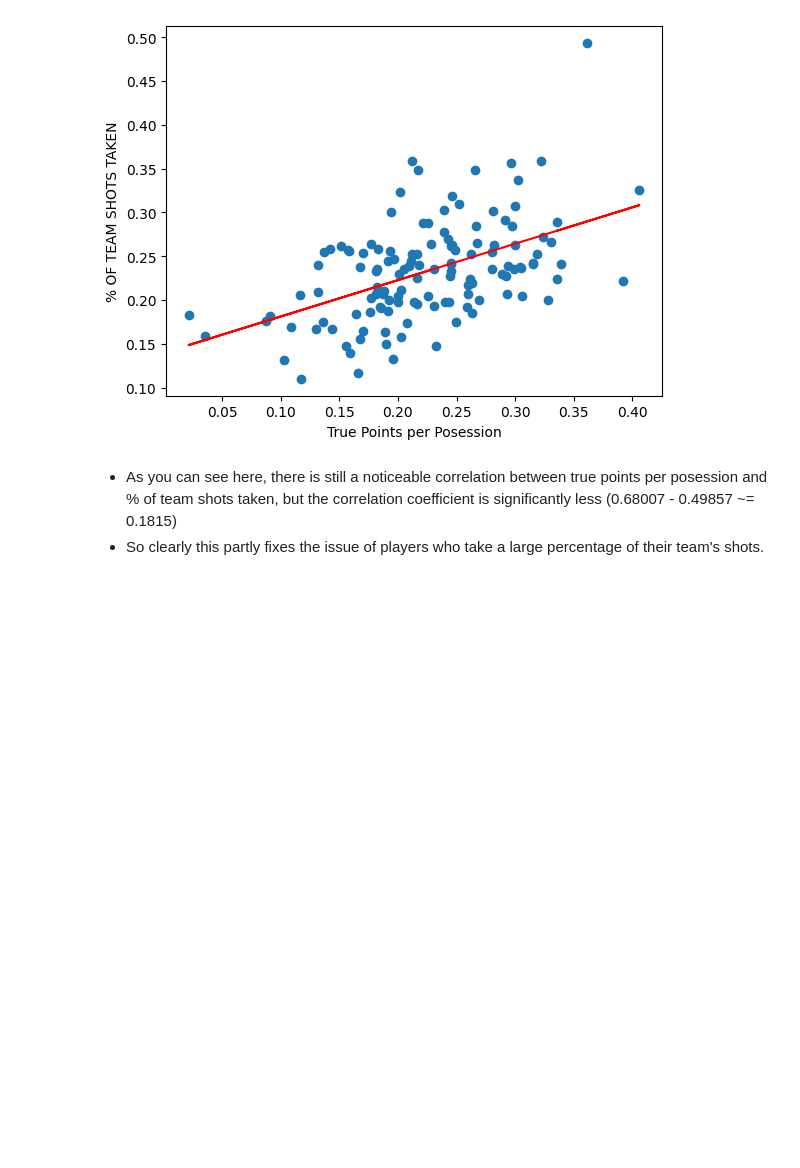
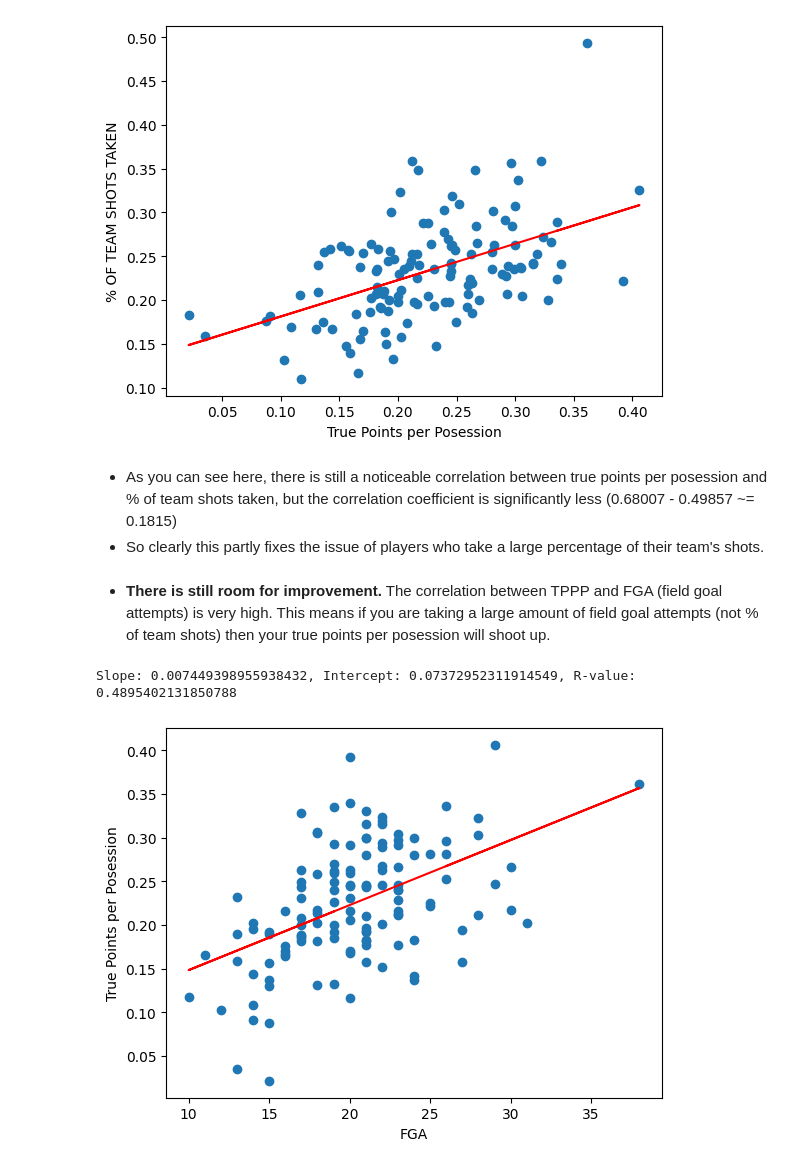
Before and after one commit to jacobpark1919/NBA-Career-Outcome-Prediction-TPPP, a Jupyter notebook: TPPP.ipynb, the cells around one changed output. Drawn from its saved outputs; the diff is of its cells as text; code cells hidden in the pictures; blank space fills up the shorter version.

```diff
--- a/TPPP.ipynb
+++ b/TPPP.ipynb
@@ -344,3 +344,26 @@ Slope: 0.4154011480851201, Intercept: 0.13961543772737192, R-value: 0.4985685439
 # %% [markdown]
 - As you can see here, there is still a noticeable correlation between true points per posession and % of team shots taken, but the correlation coefficient is significantly less (0.68007 - 0.49857 ~= 0.1815)
 - So clearly this partly fixes the issue of players who take a large percentage of their team's shots.
+# %% [markdown]
+*   **There is still room for improvement.** The correlation between TPPP and FGA (field goal attempts) is very high. This means if you are taking a large amount of field goal attempts (not % of team shots) then your true points per posession will shoot up.
+# %%
+x = dataframe['FGA']
+y = dataframe['TRUE POINTS PER POSSESSION']
+coefficients = np.polyfit(x,y,1)
+slope, intercept = coefficients
+correlation_coefficient = np.corrcoef(x, y)[0,1]
+
+print(f'Slope: {slope}, Intercept: {intercept}, R-value: {correlation_coefficient}')
+
+# Generate predicted y values for the regression line
+y_pred = slope * x + intercept
+
+# Plot the data and the regression line
+plt.scatter(x, y)
+plt.plot(x, y_pred, color='red')
+plt.xlabel('FGA')
+plt.ylabel('True Points per Posession')
+plt.show()
+# %% [output]
+Slope: 0.007449398955938432, Intercept: 0.07372952311914549, R-value: 0.4895402131850788
+[figure, added]
```
Also changed, not shown: parts of 29 cells of this notebook.
